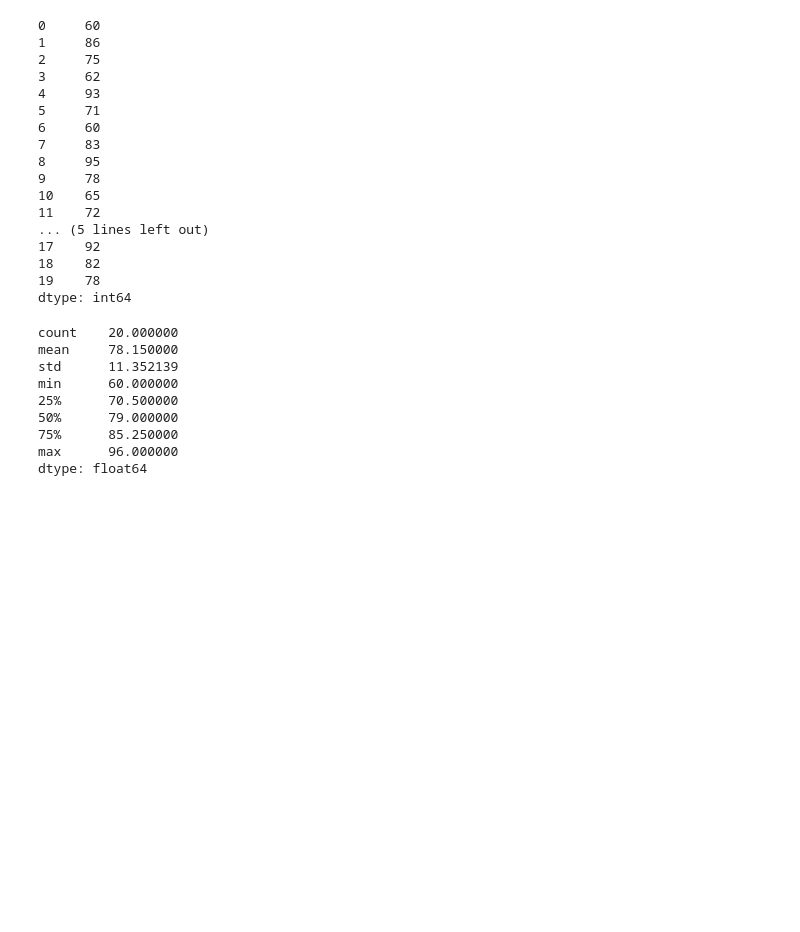
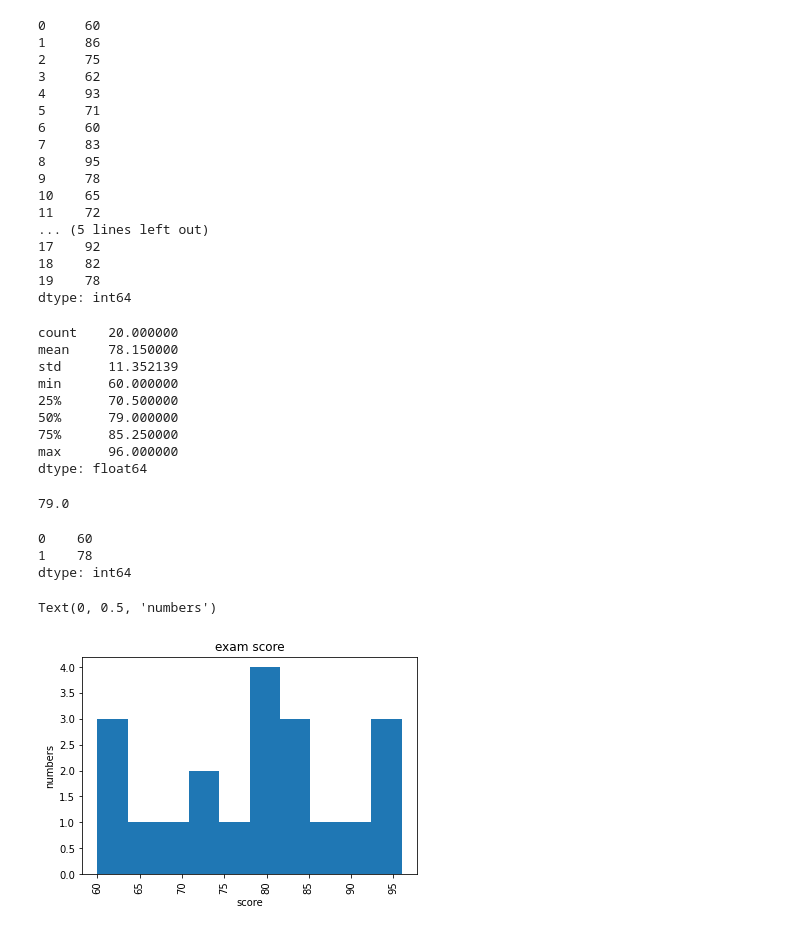
Before and after one commit to QinzhiChen/numpy-pandas-visualization-exercises, a Jupyter notebook: pandas_series.ipynb, the cells around one changed output. Drawn from its saved outputs; the diff is of its cells as text; code cells hidden in the pictures; blank space fills up the shorter version.

```diff
--- a/pandas_series.ipynb
+++ b/pandas_series.ipynb
@@ -349,3 +374,22 @@ min      60.000000
 75%      85.250000
 max      96.000000
 dtype: float64
+# %%
+pdd.median()
+# %% [output]
+79.0
+# %%
+pdd.mode()
+# %% [output]
+0    60
+1    78
+dtype: int64
+# %%
+pdd.plot.hist()
+plt.title('exam score')
+plt.xticks(rotation=90)
+plt.xlabel('score')
+plt.ylabel('numbers')
+# %% [output]
+Text(0, 0.5, 'numbers')
+[figure, added]
```
Also changed, not shown: parts of 20 cells of this notebook.
